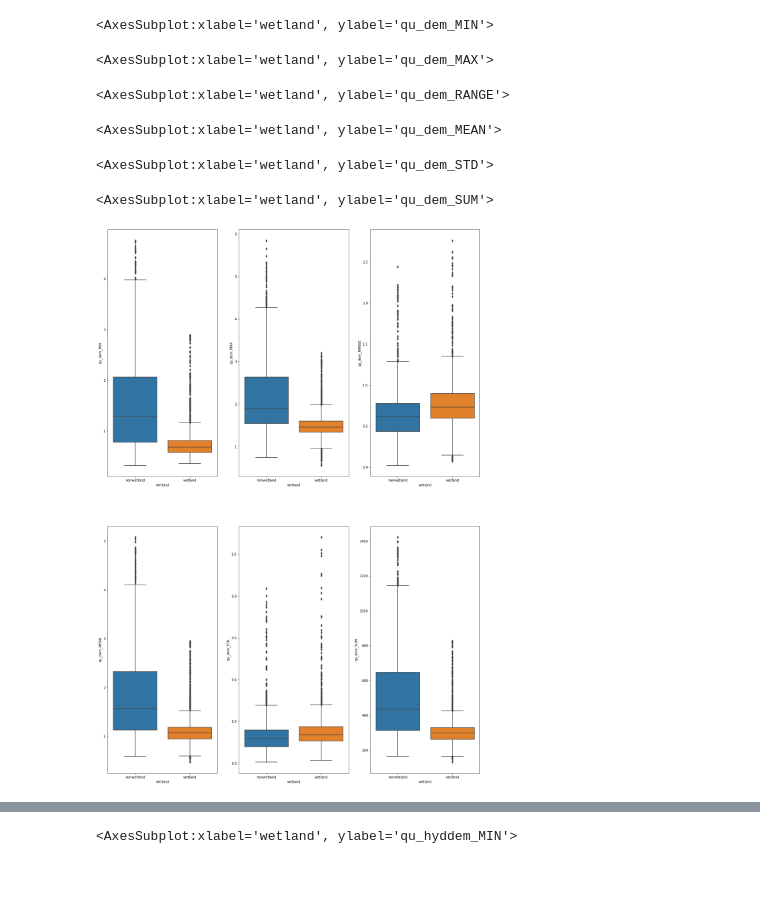
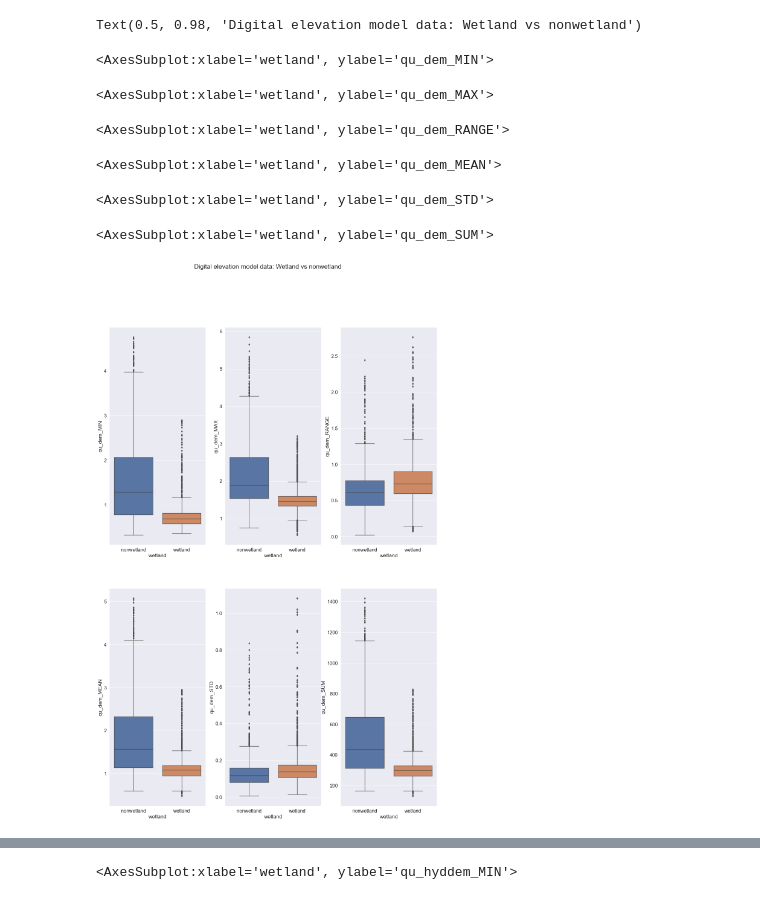
Before and after one commit to michael-suggs/earth-science-svsm, a Jupyter notebook: Boxplots.ipynb, the cells around one changed output, grey strips where cells are left out. Cells and saved outputs as stored; diff of their text form; code cells hidden in the pictures.

Commit message:
Updated Boxplots
Updated the boxplots with suptitles

```diff
--- a/Boxplots.ipynb
+++ b/Boxplots.ipynb
@@ -6,5 +6,9 @@ import matplotlib.pyplot as plt
 import os
 import pandas as pd
 import seaborn as sns
+sns.set_style('whitegrid')
+sns.set(rc={"figure.dpi":70, 'savefig.dpi':300}) #defining dpi setting
+sns.set_context('notebook')
+sns.set_style("ticks")
 # %%
 dfes = pd.read_csv('RiverRoad_Quan_RF.csv')
@@ -12,19 +15,22 @@ dfes
 # %%
 fig, ax = plt.subplots(2, 3, figsize=(20,30))
+fig.suptitle('Digital elevation model data: Wetland vs nonwetland')
+sns.set(font_scale=1.5)
 
 sns.boxplot(ax=ax[0,0], x=dfes.wetland,y=dfes.qu_dem_MIN)
 sns.boxplot(ax=ax[0,1], x=dfes.wetland,y=dfes.qu_dem_MAX)
 sns.boxplot(ax=ax[0,2], x=dfes.wetland,y=dfes.qu_dem_RANGE)
 sns.boxplot(ax=ax[1,0], x=dfes.wetland,y=dfes.qu_dem_MEAN)
 sns.boxplot(ax=ax[1,1], x=dfes.wetland,y=dfes.qu_dem_STD)
 sns.boxplot(ax=ax[1,2], x=dfes.wetland,y=dfes.qu_dem_SUM)
 # %% [output]
-<AxesSubplot:xlabel='wetland', ylabel='qu_dem_MIN'>
+Text(0.5, 0.98, 'Digital elevation model data: Wetland vs nonwetland')
-<AxesSubplot:xlabel='wetland', ylabel='qu_dem_MAX'>
+<AxesSubplot:xlabel='wetland', ylabel='qu_dem_MIN'>
-<AxesSubplot:xlabel='wetland', ylabel='qu_dem_RANGE'>
+<AxesSubplot:xlabel='wetland', ylabel='qu_dem_MAX'>
-<AxesSubplot:xlabel='wetland', ylabel='qu_dem_MEAN'>
+<AxesSubplot:xlabel='wetland', ylabel='qu_dem_RANGE'>
-<AxesSubplot:xlabel='wetland', ylabel='qu_dem_STD'>
+<AxesSubplot:xlabel='wetland', ylabel='qu_dem_MEAN'>
-<AxesSubplot:xlabel='wetland', ylabel='qu_dem_SUM'>
+<AxesSubplot:xlabel='wetland', ylabel='qu_dem_STD'>
+<AxesSubplot:xlabel='wetland', ylabel='qu_dem_SUM'>
-[figure, old version]
+[figure, new version]
 # %%
 fig, ax = plt.subplots(2, 3, figsize=(20,30))
```
Also changed, not shown: parts of 11 cells of this notebook.
